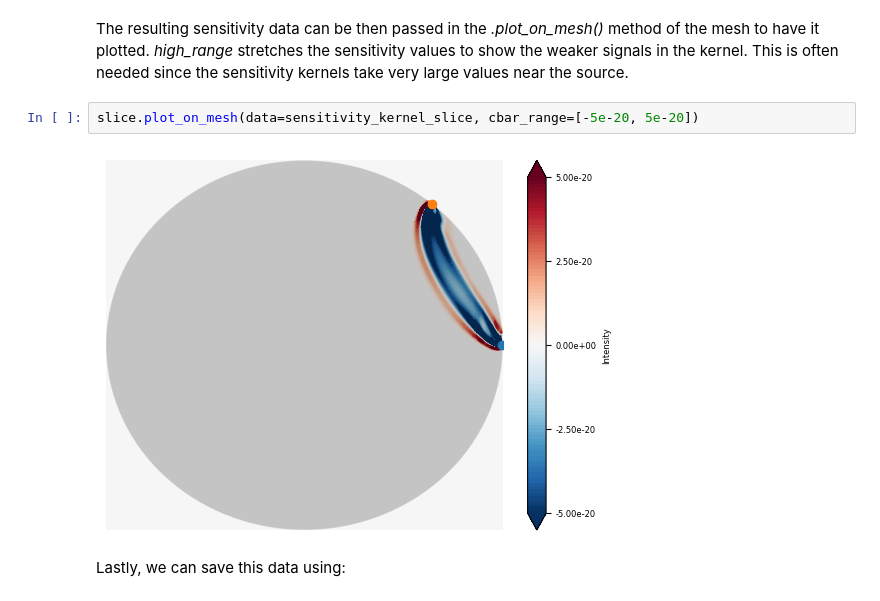
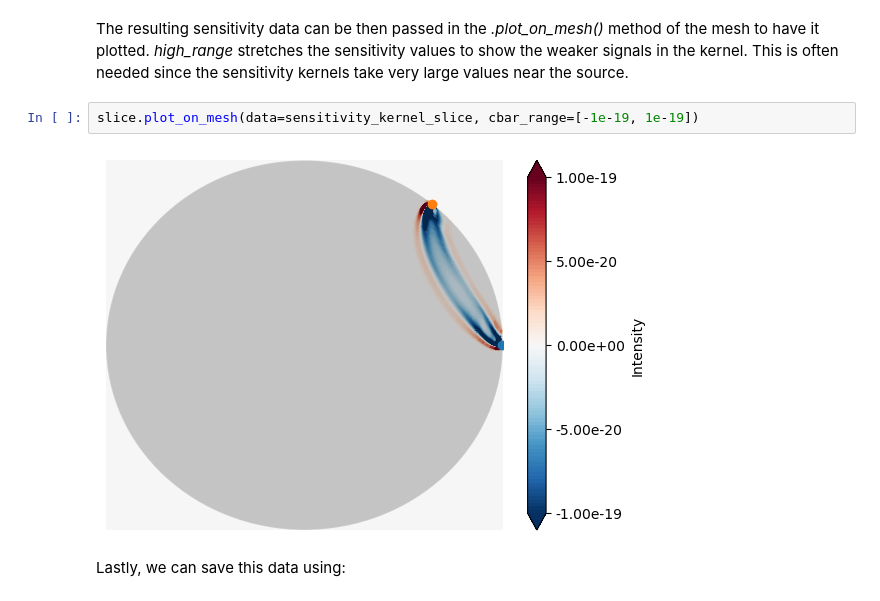
Before and after one commit to Adrian-Mag/AxiSEM3D_Kernels, a Jupyter notebook: examples/example_1D_kernel _P.ipynb, the cells around one changed output. Cells and saved outputs as stored; diff of their text form.

```diff
--- a/examples/example_1D_kernel _P.ipynb
+++ b/examples/example_1D_kernel _P.ipynb
@@ -181,9 +147,9 @@ sensitivity_kernel = ker.kernel_types[parameter](slice.points) """
 # %% [markdown]
 The resulting sensitivity data can be then passed in the *.plot_on_mesh()* method of the mesh to have it plotted. *high_range* stretches the sensitivity values to show the weaker signals in the kernel. This is often needed since the sensitivity kernels take very large values near the source.
 # %%
-slice.plot_on_mesh(data=sensitivity_kernel_slice, cbar_range=[-5e-20, 5e-20])
+slice.plot_on_mesh(data=sensitivity_kernel_slice, cbar_range=[-1e-19, 1e-19])
 # %% [output]
-[figure, old version]
+[figure, new version]
 # %% [markdown]
 Lastly, we can save this data using:
 # %%
```
Also changed, not shown: parts of 5 cells of this notebook, 9 other files.
